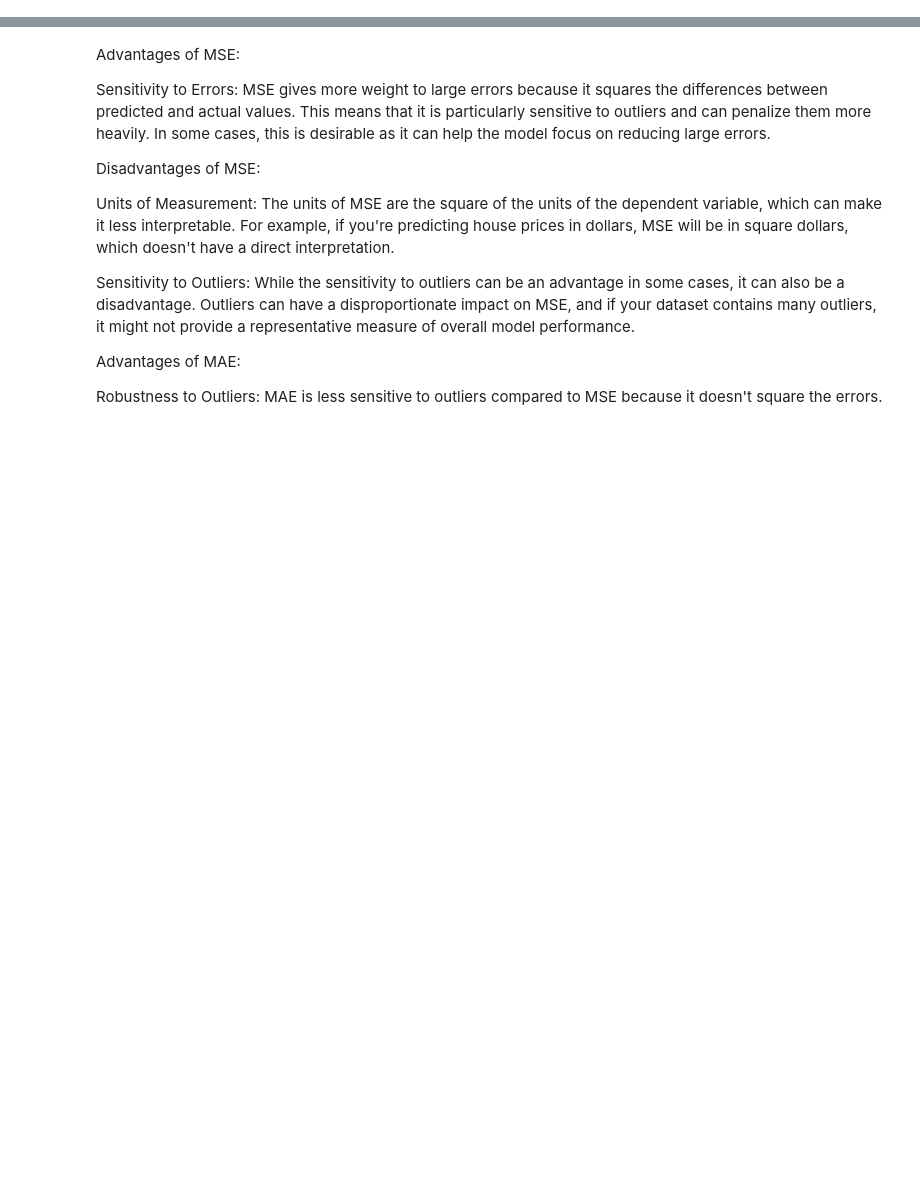
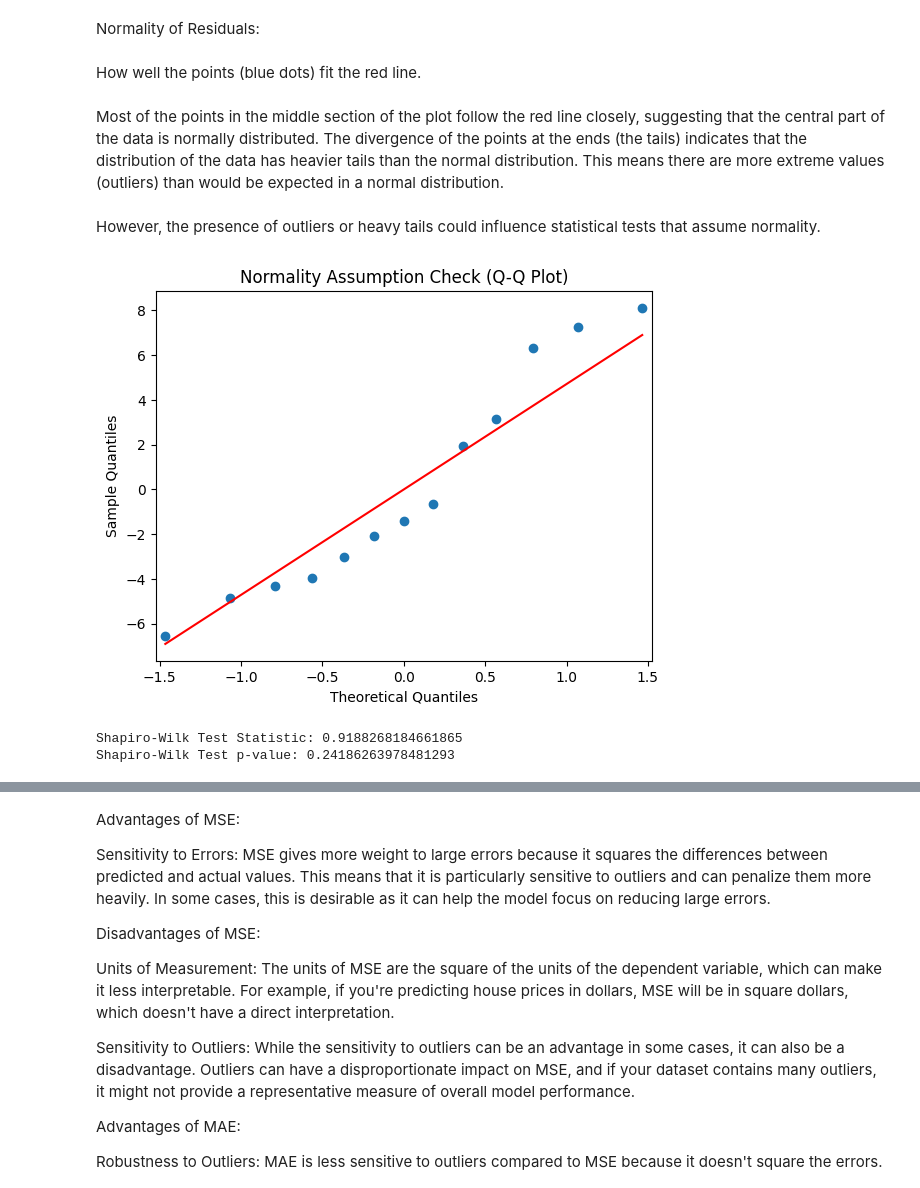
Before and after one commit to ChopinNo3Op9/Data-Analysis, a Jupyter notebook: linear_regression.ipynb, the cells around one changed output, grey strips where cells are left out. Saved outputs shown, nothing was run; the diff lists cells and outputs as text; code cells hidden in the pictures; blank space fills up the shorter version.

```diff
--- a/linear_regression.ipynb
+++ b/linear_regression.ipynb
@@ -105,3 +171,27 @@ Notes:
+# %% [markdown]
+Normality of Residuals:
+# %% [markdown]
+How well the points (blue dots) fit the red line.
+# %% [markdown]
+Most of the points in the middle section of the plot follow the red line closely, suggesting that the central part of the data is normally distributed. The divergence of the points at the ends (the tails) indicates that the distribution of the data has heavier tails than the normal distribution. This means there are more extreme values (outliers) than would be expected in a normal distribution.
+# %% [markdown]
+However, the presence of outliers or heavy tails could influence statistical tests that assume normality.
+# %%
+sm.qqplot(residuals, line='s')
+plt.title('Normality Assumption Check (Q-Q Plot)')
+plt.show()
+# %% [output]
+[figure, added]
+# %%
+# can also perform a formal statistical test like the Shapiro-Wilk test for normality.
+from scipy.stats import shapiro
+
+shapiro_test_statistic, shapiro_p_value = shapiro(residuals)
+print(f"Shapiro-Wilk Test Statistic: {shapiro_test_statistic}")
+print(f"Shapiro-Wilk Test p-value: {shapiro_p_value}")
+# %% [output]
+Shapiro-Wilk Test Statistic: 0.9188268184661865
+Shapiro-Wilk Test p-value: 0.24186263978481293
 # %%
 # Split the data into training and testing sets
 X = df[['X', 'Z']]
```
Also changed, not shown: parts of 32 cells of this notebook, 1 other file.
